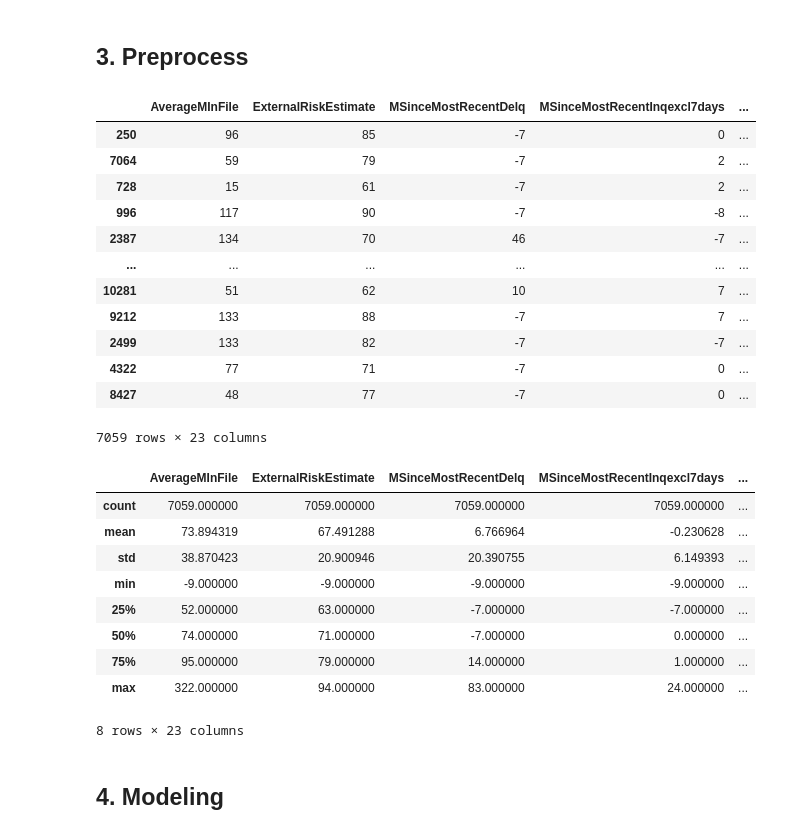
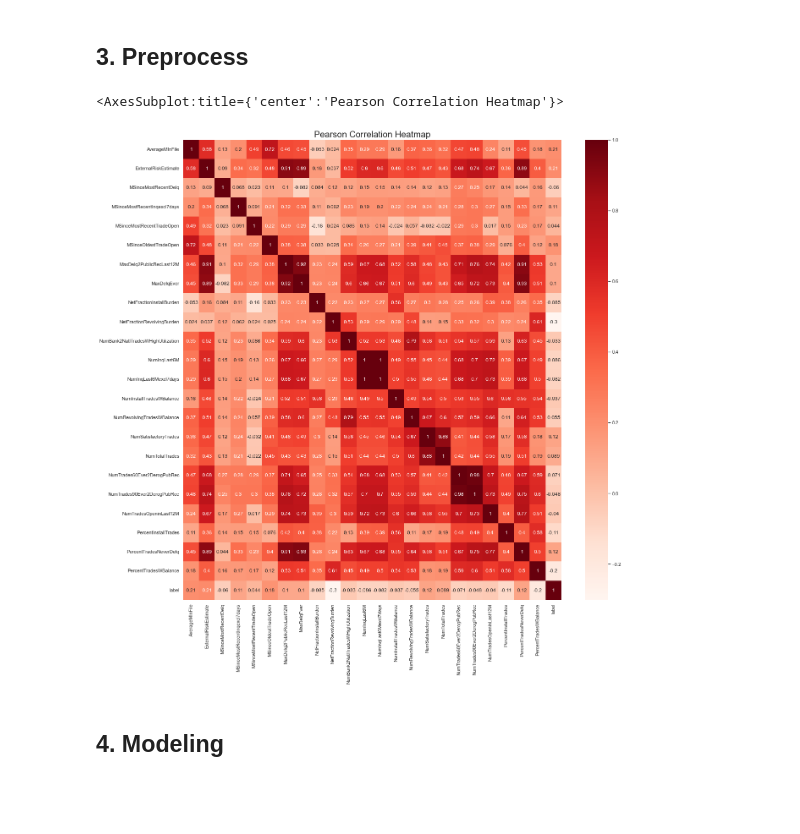
Before and after one commit to 1pha/xai606_project1, a Jupyter notebook: doodle.ipynb, the cells around one changed output. Cells and saved outputs as stored; diff of their text form; code cells hidden in the pictures; blank space fills up the shorter version.

```diff
--- a/doodle.ipynb
+++ b/doodle.ipynb
@@ -42,29 +30,7 @@ minmax_cols = [ # Months
-# %%
-X_train
-# %% [output]
-|  | AverageMInFile | ExternalRiskEstimate | MSinceMostRecentDelq | MSinceMostRecentInqexcl7days | ... |
-| 250 | 96 | 85 | -7 | 0 | ... |
-| 7064 | 59 | 79 | -7 | 2 | ... |
-| 728 | 15 | 61 | -7 | 2 | ... |
-| 996 | 117 | 90 | -7 | -8 | ... |
-| 2387 | 134 | 70 | 46 | -7 | ... |
-| ... | ... | ... | ... | ... | ... |
-| 10281 | 51 | 62 | 10 | 7 | ... |
-| 9212 | 133 | 88 | -7 | 7 | ... |
-| 2499 | 133 | 82 | -7 | -7 | ... |
-| 4322 | 77 | 71 | -7 | 0 | ... |
-| 8427 | 48 | 77 | -7 | 0 | ... |
-7059 rows × 23 columns
-# %%
-X_train.describe()
-# %% [output]
-|  | AverageMInFile | ExternalRiskEstimate | MSinceMostRecentDelq | MSinceMostRecentInqexcl7days | ... |
-| count | 7059.000000 | 7059.000000 | 7059.000000 | 7059.000000 | ... |
-| mean | 73.894319 | 67.491288 | 6.766964 | -0.230628 | ... |
-| std | 38.870423 | 20.900946 | 20.390755 | 6.149393 | ... |
-| min | -9.000000 | -9.000000 | -9.000000 | -9.000000 | ... |
-| 25% | 52.000000 | 63.000000 | -7.000000 | -7.000000 | ... |
-| 50% | 74.000000 | 71.000000 | -7.000000 | 0.000000 | ... |
-| 75% | 95.000000 | 79.000000 | 14.000000 | 1.000000 | ... |
-| max | 322.000000 | 94.000000 | 83.000000 | 24.000000 | ... |
-8 rows × 23 columns
+# %%
+fig, ax = plt.subplots(figsize=(20, 20))
+ax.set_title("Pearson Correlation Heatmap", size="xx-large")
+sns.heatmap(train.corr(), ax=ax, annot=True, cmap='Reds')
+# %% [output]
+<AxesSubplot:title={'center':'Pearson Correlation Heatmap'}>
+[figure, added]
```
Also changed, not shown: parts of 36 cells of this notebook.
